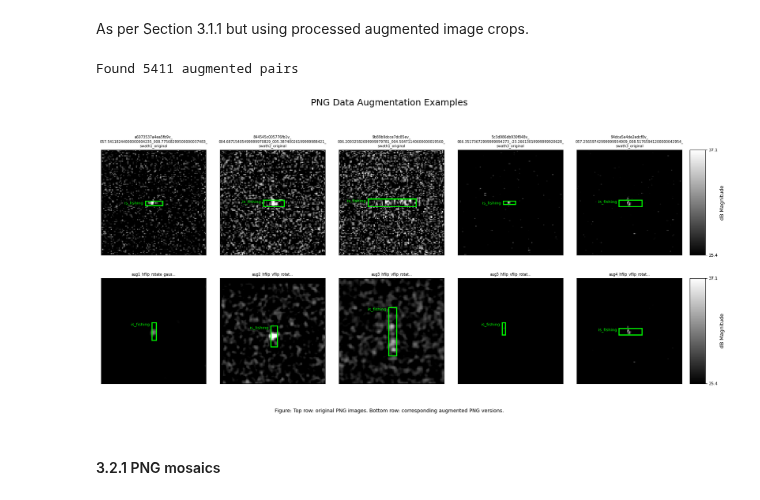
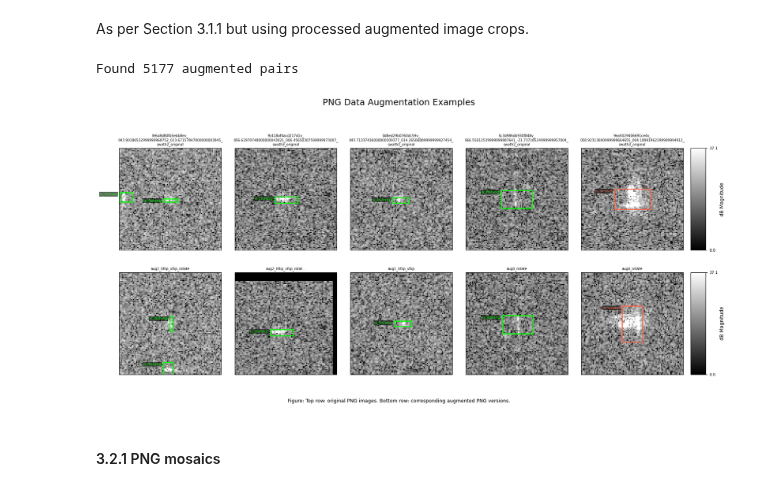
Before and after one commit to pmillitz/SARship-detect, a Jupyter notebook: modelling/notebooks/03_data_augmentation.ipynb, the cells around one changed output. Saved outputs shown, nothing was run; the diff lists cells and outputs as text; code cells hidden in the pictures.

```diff
--- a/modelling/notebooks/03_data_augmentation.ipynb
+++ b/modelling/notebooks/03_data_augmentation.ipynb
@@ -132,19 +129,19 @@ As per Section 3.1.1 but using processed augmented image crops.
 # %%
 from view_png_augmentations import view_png_augmentations
 view_png_augmentations(
-    base_dir=str(DATA_DIR / 'crops_png_alt'),
-    img_subdir='images_hvrt_msc_gf_bal',
-    lbl_subdir='labels_hvrt_msc_gf_bal',
+    base_dir=str(DATA_DIR / 'crops_png_96s_aug'),
+    img_subdir='images_hvrt_msc_bal',
+    lbl_subdir='labels_hvrt_msc_bal',
     max_images=10,
-    amp_clip_min=18.60,  # 75th percentile
+    #amp_clip_min=18.60, # 75th percentile
     amp_clip_max=71.51,  # 99th percentile (default)
     class_filter=None,   # filter not applicable for mosaics
     save_path=None,
     select_mosaics=False
 )
 # %% [output]
-Found 5411 augmented pairs
+Found 5177 augmented pairs
-[figure, old version]
+[figure, new version]
 # %% [markdown]
 #### 3.2.1 PNG mosaics
 # %% [markdown]
```
Also changed, not shown: parts of 5 cells of this notebook, 6 other files.
